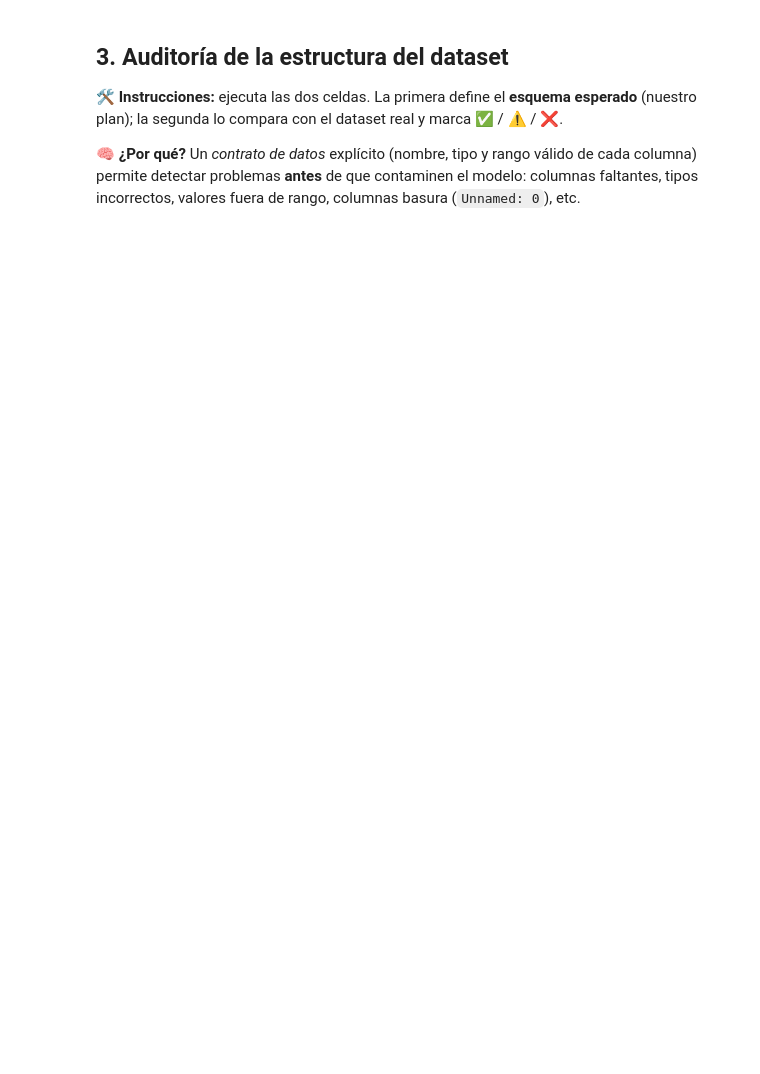
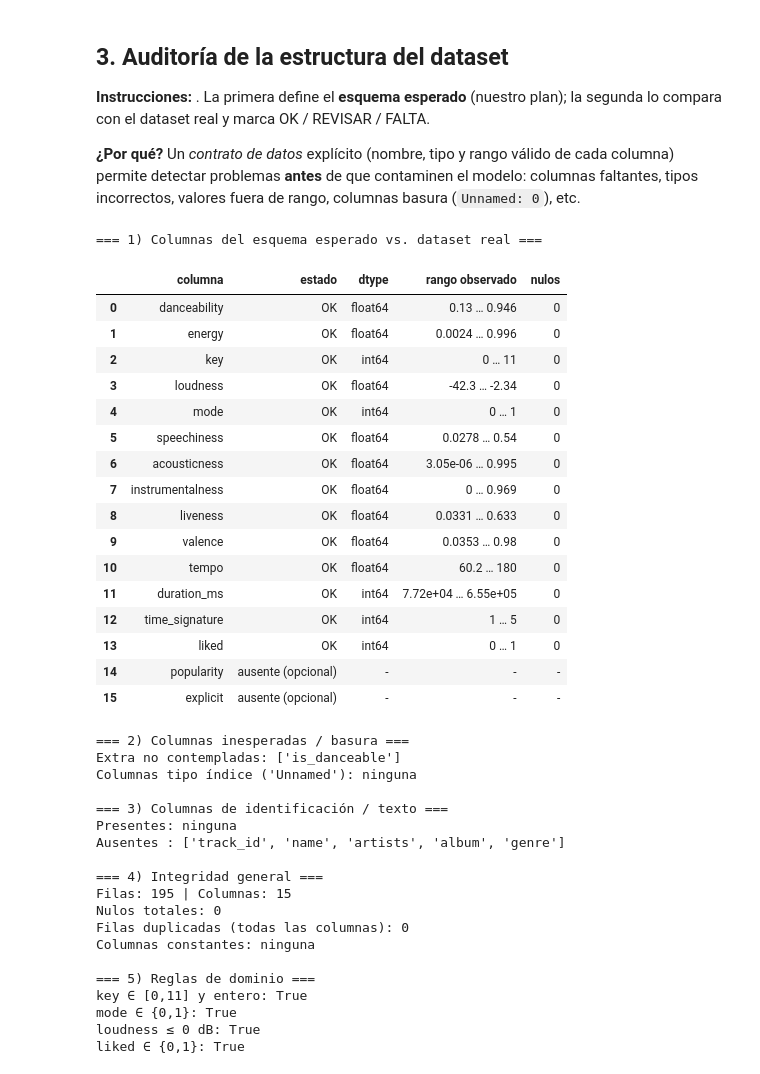
Before and after one commit to AlexMrepU/IA_aplicada, a Jupyter notebook: Notebooks/clase_15_10_2026.ipynb, the cells around one changed output. Drawn from its saved outputs; the diff is of its cells as text; code cells hidden in the pictures; blank space fills up the shorter version.

```diff
--- a/Notebooks/clase_15_10_2026.ipynb
+++ b/Notebooks/clase_15_10_2026.ipynb
@@ -81,0 +87,30 @@ print(f"\n✅ Cargado: {os.path.basename(elegido)}  ->  {df.shape[0]} registros,
+# %%
+import os
+import glob
+import pandas as pd
+
+CARPETA_DATOS = "../datos"
+
+print("Ruta absoluta:", os.path.abspath(CARPETA_DATOS))
+print("Archivos encontrados:", os.listdir(CARPETA_DATOS))
+
+csvs = sorted(
+    glob.glob(os.path.join(CARPETA_DATOS, "**", "*.csv"), recursive=True)
+)
+
+if not csvs:
+    raise FileNotFoundError("No se encontraron archivos CSV en ../datos")
+
+print("\nArchivos CSV disponibles:")
+for f in csvs:
+    print(" -", os.path.basename(f))
+
+# Seleccionar el primer CSV encontrado
+elegido = csvs[0]
+df = pd.read_csv(elegido)
+
+print(f"\nDataset cargado: {os.path.basename(elegido)}")
+print(f"Registros: {df.shape[0]}")
+print(f"Columnas: {df.shape[1]}")
+
+display(df.head())
@@ -86,6 +137,6 @@ print(f"\n✅ Cargado: {os.path.basename(elegido)}  ->  {df.shape[0]} registros,
 # %% [markdown]
 ## 3. Auditoría de la estructura del dataset
-**🛠️ Instrucciones:** ejecuta las dos celdas. La primera define el **esquema esperado** (nuestro plan); la segunda lo compara con el dataset real y marca ✅ / ⚠️ / ❌.
+**Instrucciones:** . La primera define el **esquema esperado** (nuestro plan); la segunda lo compara con el dataset real y marca OK / REVISAR / FALTA.
 
-**🧠 ¿Por qué?** Un *contrato de datos* explícito (nombre, tipo y rango válido de cada columna) permite detectar problemas **antes** de que contaminen el modelo: columnas faltantes, tipos incorrectos, valores fuera de rango, columnas basura (`Unnamed: 0`), etc.
+**¿Por qué?** Un *contrato de datos* explícito (nombre, tipo y rango válido de cada columna) permite detectar problemas **antes** de que contaminen el modelo: columnas faltantes, tipos incorrectos, valores fuera de rango, columnas basura (`Unnamed: 0`), etc.
 # %%
@@ -116,7 +166,7 @@ def auditar_esquema(df, esquema=ESQUEMA, ids=IDENTIFICADORES):
     filas = []
     for col, (tipo, mn, mx, req) in esquema.items():
         if col not in df.columns:
-            filas.append([col, "❌ falta" if req else "⚠️ ausente (opcional)", "-", "-", "-"])
+            filas.append([col, "FALTA" if req else "ausente (opcional)", "-", "-", "-"])
             continue
         s = df[col]
         es_num = pd.api.types.is_numeric_dtype(s)
@@ -124,7 +174,7 @@ def auditar_esquema(df, esquema=ESQUEMA, ids=IDENTIFICADORES):
         if es_num:
             if mn is not None and s.min() < mn: rango_ok = False
             if mx is not None and s.max() > mx: rango_ok = False
-        estado = "✅ ok" if (es_num and rango_ok and s.isna().sum() == 0) else "⚠️ revisar"
+        estado = "OK" if (es_num and rango_ok and s.isna().sum() == 0) else "REVISAR"
         filas.append([col, estado, str(s.dtype), f"{s.min():.3g} … {s.max():.3g}" if es_num else "no numérica",
                       int(s.isna().sum())])
     return pd.DataFrame(filas, columns=["columna", "estado", "dtype", "rango observado", "nulos"])
@@ -135,31 +185,69 @@ def auditoria_completa(df):
     display(res)
 
     extra = [c for c in df.columns if c not in ESQUEMA and c not in IDENTIFICADORES]
     basura = [c for c in df.columns if str(c).lower().startswith("unnamed")]
     ids_presentes = [c for c in IDENTIFICADORES if c in df.columns]
     ids_ausentes = [c for c in IDENTIFICADORES if c not in df.columns]
 
     print("\n=== 2) Columnas inesperadas / basura ===")
     print("Extra no contempladas:", extra or "ninguna")
     print("Columnas tipo índice ('Unnamed'):", basura or "ninguna")
 
     print("\n=== 3) Columnas de identificación / texto ===")
     print("Presentes:", ids_presentes or "ninguna")
     print("Ausentes :", ids_ausentes or "ninguna")
 
     print("\n=== 4) Integridad general ===")
     print(f"Filas: {len(df)} | Columnas: {df.shape[1]}")
     print(f"Nulos totales: {int(df.isna().sum().sum())}")
     print(f"Filas duplicadas (todas las columnas): {int(df.duplicated().sum())}")
     constantes = [c for c in df.columns if df[c].nunique(dropna=False) <= 1]
     print("Columnas constantes:", constantes or "ninguna")
 
     print("\n=== 5) Reglas de dominio ===")
     if "key" in df: print("key ∈ [0,11] y entero:", bool(df['key'].between(0, 11).all() and (df['key'] % 1 == 0).all()))
     if "mode" in df: print("mode ∈ {0,1}:", set(df['mode'].unique()) <= {0, 1})
     if "loudness" in df: print("loudness ≤ 0 dB:", bool((df['loudness'] <= 0).all()))
     if "liked" in df: print("liked ∈ {0,1}:", set(df['liked'].unique()) <= {0, 1})
     return res
 
 _ = auditoria_completa(df)
+# %% [output]
+=== 1) Columnas del esquema esperado vs. dataset real ===
+|  | columna | estado | dtype | rango observado | nulos |
+| 0 | danceability | OK | float64 | 0.13 … 0.946 | 0 |
+| 1 | energy | OK | float64 | 0.0024 … 0.996 | 0 |
+| 2 | key | OK | int64 | 0 … 11 | 0 |
+| 3 | loudness | OK | float64 | -42.3 … -2.34 | 0 |
+| 4 | mode | OK | int64 | 0 … 1 | 0 |
+| 5 | speechiness | OK | float64 | 0.0278 … 0.54 | 0 |
+| 6 | acousticness | OK | float64 | 3.05e-06 … 0.995 | 0 |
+| 7 | instrumentalness | OK | float64 | 0 … 0.969 | 0 |
+| 8 | liveness | OK | float64 | 0.0331 … 0.633 | 0 |
+| 9 | valence | OK | float64 | 0.0353 … 0.98 | 0 |
+| 10 | tempo | OK | float64 | 60.2 … 180 | 0 |
+| 11 | duration_ms | OK | int64 | 7.72e+04 … 6.55e+05 | 0 |
+| 12 | time_signature | OK | int64 | 1 … 5 | 0 |
+| 13 | liked | OK | int64 | 0 … 1 | 0 |
+| 14 | popularity | ausente (opcional) | - | - | - |
+| 15 | explicit | ausente (opcional) | - | - | - |
+=== 2) Columnas inesperadas / basura ===
+Extra no contempladas: ['is_danceable']
+Columnas tipo índice ('Unnamed'): ninguna
+
+=== 3) Columnas de identificación / texto ===
+Presentes: ninguna
+Ausentes : ['track_id', 'name', 'artists', 'album', 'genre']
+
+=== 4) Integridad general ===
+Filas: 195 | Columnas: 15
+Nulos totales: 0
+Filas duplicadas (todas las columnas): 0
+Columnas constantes: ninguna
+
+=== 5) Reglas de dominio ===
+key ∈ [0,11] y entero: True
+mode ∈ {0,1}: True
+loudness ≤ 0 dB: True
+liked ∈ {0,1}: True
 # %% [markdown]
```
Also changed, not shown: parts of 48 cells of this notebook, 5 other files.
